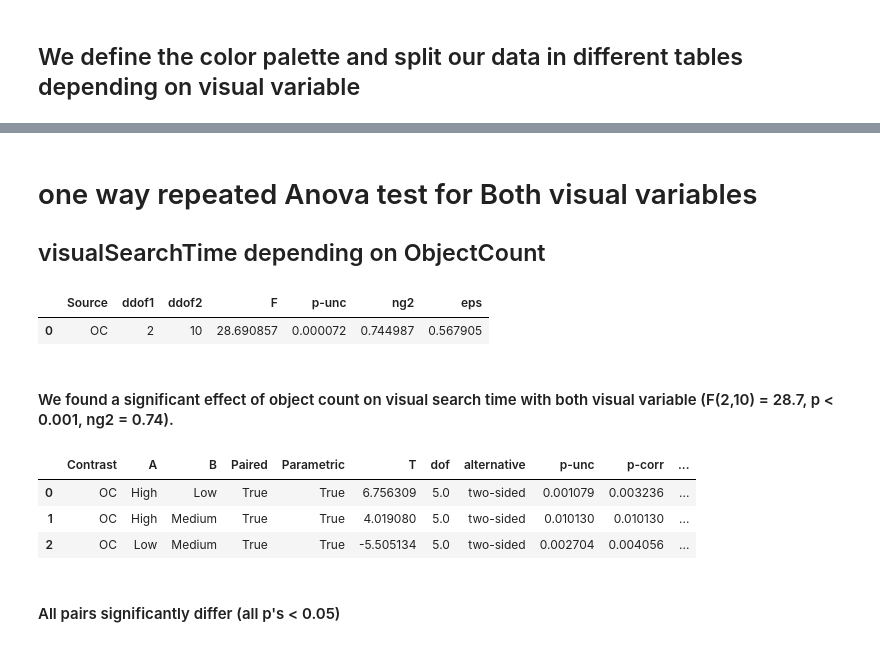
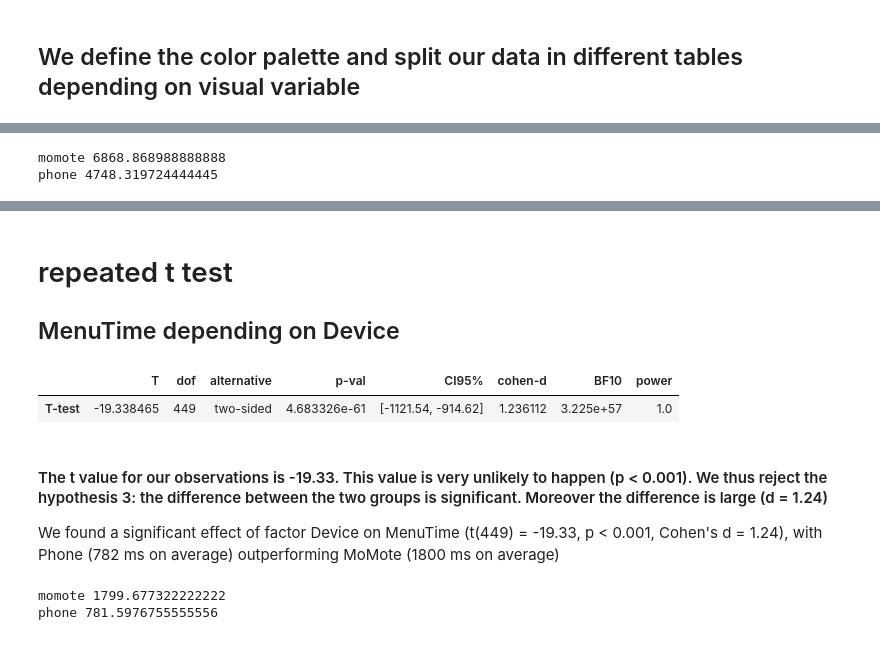
Before and after one commit to kersten16/MoMote, a Jupyter notebook: Statistical_Analysis/Statistical_Analisys.ipynb, the cells around one changed output, grey strips where cells are left out. Saved outputs shown, nothing was run; the diff lists cells and outputs as text; code cells hidden in the pictures.

```diff
--- a/Statistical_Analysis/Statistical_Analisys.ipynb
+++ b/Statistical_Analysis/Statistical_Analisys.ipynb
@@ -275 +285,9 @@ anMotion
+# %%
+momoteMean = momoteData['SearchTime'].mean()
+phoneMean = phoneData['SearchTime'].mean()
+print('momote', momoteMean)
+print('phone', phoneMean)
+# %% [output]
+momote 6868.868988888888
+phone 4748.319724444445
 # %%
@@ -292,24 +310,24 @@ fig.show()
 # %% [output]
 [interactive output not drawn]
 # %% [markdown]
-# one way repeated Anova test for Both visual variables
-## visualSearchTime depending on ObjectCount
+# repeated t test
+## MenuTime depending on Device
 # %%
-anBoth = pg.rm_anova(data=bothData, dv='visualSearchTime', within='OC', subject='ParticipantID')
-anBoth
+menuTimeTtest = pg.ttest(phoneData['MenuTime'], momoteData['MenuTime'], paired=True)
+menuTimeTtest
 # %% [output]
-|  | Source | ddof1 | ddof2 | F | p-unc | ng2 | eps |
-| 0 | OC | 2 | 10 | 28.690857 | 0.000072 | 0.744987 | 0.567905 |
+|  | T | dof | alternative | p-val | CI95% | cohen-d | BF10 | power |
+| T-test | -19.338465 | 449 | two-sided | 4.683326e-61 | [-1121.54, -914.62] | 1.236112 | 3.225e+57 | 1.0 |
 # %% [markdown]
-#### We found a significant effect of object count on visual search time with both visual variable (F(2,10) = 28.7, p < 0.001, ng2 = 0.74).
+#### The t value for our observations is -19.33. This value is very unlikely to happen (p < 0.001). We thus reject the hypothesis 3: the difference between the two groups is significant. Moreover the difference is large (d = 1.24)
+
+We found a significant effect of factor Device on MenuTime (t(449) = -19.33, p < 0.001, Cohen's d = 1.24), with Phone (782 ms on average) outperforming MoMote (1800 ms on average)
-# %%
-posthocB = pg.pairwise_tests(data=bothData, dv='visualSearchTime', within=['OC'], subject='ParticipantID', parametric=True, padjust='fdr_bh', effsize='hedges')
-posthocB
-# %% [output]
-|  | Contrast | A | B | Paired | Parametric | T | dof | alternative | p-unc | p-corr | ... |
-| 0 | OC | High | Low | True | True | 6.756309 | 5.0 | two-sided | 0.001079 | 0.003236 | ... |
-| 1 | OC | High | Medium | True | True | 4.019080 | 5.0 | two-sided | 0.010130 | 0.010130 | ... |
-| 2 | OC | Low | Medium | True | True | -5.505134 | 5.0 | two-sided | 0.002704 | 0.004056 | ... |
-# %% [markdown]
-#### All pairs significantly differ (all p's < 0.05)
+# %%
+momoteMean = momoteData['MenuTime'].mean()
+phoneMean = phoneData['MenuTime'].mean()
+print('momote', momoteMean)
+print('phone', phoneMean)
+# %% [output]
+momote 1799.677322222222
+phone 781.5976755555556
 # %%
```
Also changed, not shown: parts of 35 cells of this notebook, 1 other file.
